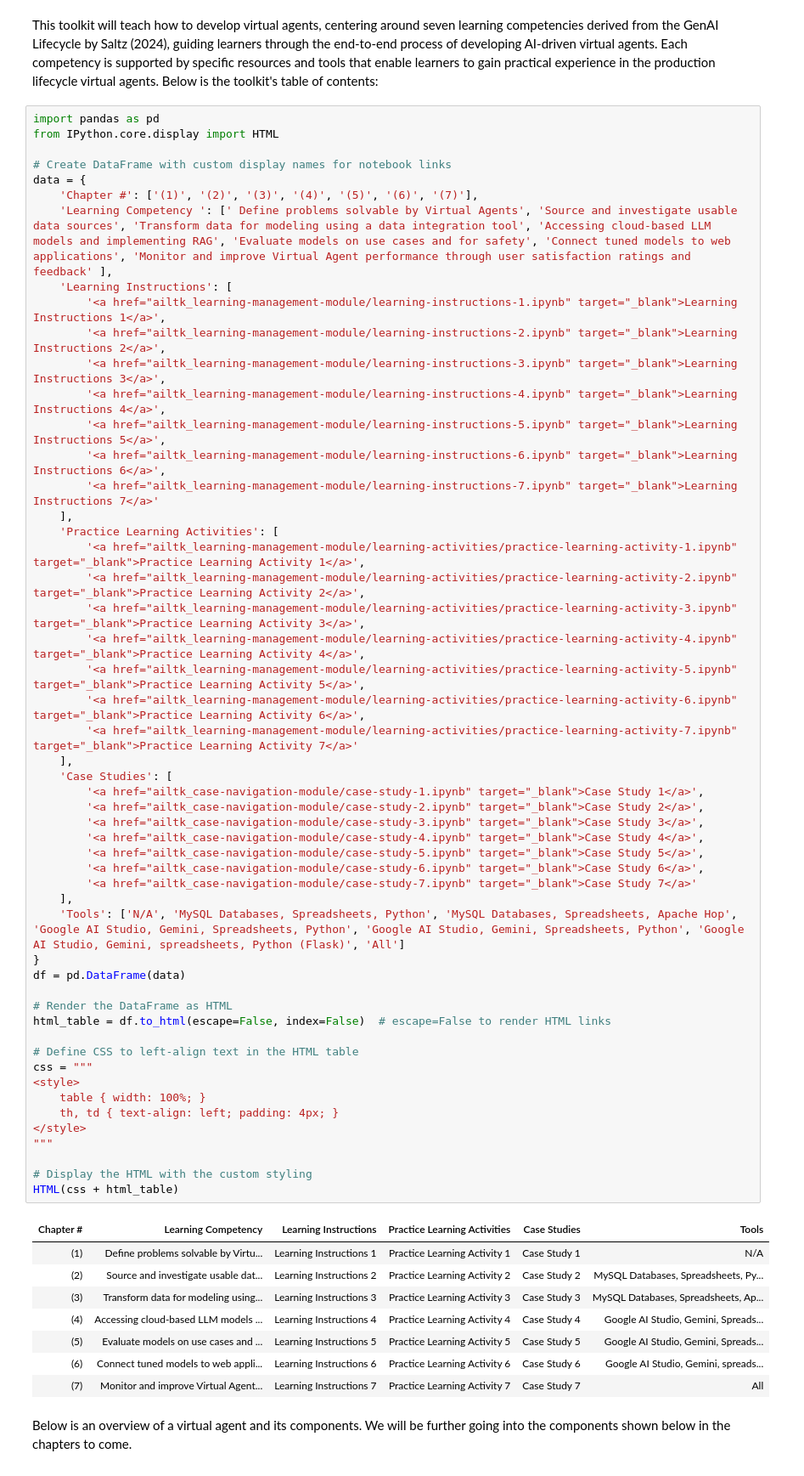
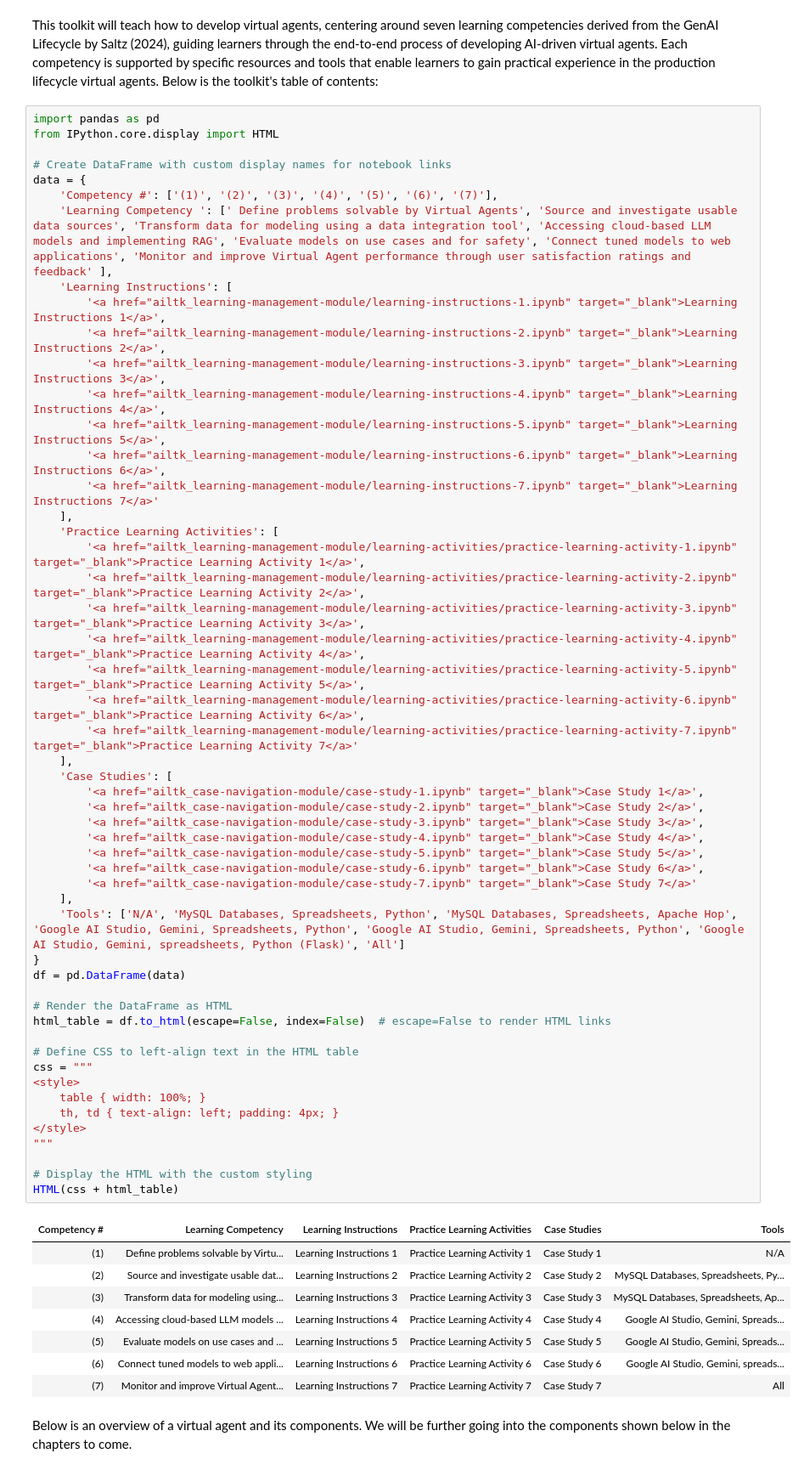
Before and after one commit to diego-manzano/capstone-ailtk, a Jupyter notebook: ailtk_start-here.ipynb, the cells around one changed output. Shown at 85% size. Drawn from its saved outputs; the diff is of its cells as text.

```diff
--- a/ailtk_start-here.ipynb
+++ b/ailtk_start-here.ipynb
@@ -17,7 +17,7 @@ from IPython.core.display import HTML
 
 # Create DataFrame with custom display names for notebook links
 data = {
-    'Chapter #': ['(1)', '(2)', '(3)', '(4)', '(5)', '(6)', '(7)'],
+    'Competency #': ['(1)', '(2)', '(3)', '(4)', '(5)', '(6)', '(7)'],
     'Learning Competency ': [' Define problems solvable by Virtual Agents', 'Source and investigate usable data sources', 'Transform data for modeling using a data integration tool', 'Accessing cloud-based LLM models and implementing RAG', 'Evaluate models on use cases and for safety', 'Connect tuned models to web applications', 'Monitor and improve Virtual Agent performance through user satisfaction ratings and feedback' ],
     'Learning Instructions': [
         '<a href="ailtk_learning-management-module/learning-instructions-1.ipynb" target="_blank">Learning Instructions 1</a>',
@@ -37,34 +37,34 @@ data = {
         '<a href="ailtk_learning-management-module/learning-activities/practice-learning-activity-6.ipynb" target="_blank">Practice Learning Activity 6</a>',
         '<a href="ailtk_learning-management-module/learning-activities/practice-learning-activity-7.ipynb" target="_blank">Practice Learning Activity 7</a>'
     ],
     'Case Studies': [
         '<a href="ailtk_case-navigation-module/case-study-1.ipynb" target="_blank">Case Study 1</a>',
         '<a href="ailtk_case-navigation-module/case-study-2.ipynb" target="_blank">Case Study 2</a>',
         '<a href="ailtk_case-navigation-module/case-study-3.ipynb" target="_blank">Case Study 3</a>',
         '<a href="ailtk_case-navigation-module/case-study-4.ipynb" target="_blank">Case Study 4</a>',
         '<a href="ailtk_case-navigation-module/case-study-5.ipynb" target="_blank">Case Study 5</a>',
         '<a href="ailtk_case-navigation-module/case-study-6.ipynb" target="_blank">Case Study 6</a>',
         '<a href="ailtk_case-navigation-module/case-study-7.ipynb" target="_blank">Case Study 7</a>'
     ],
     'Tools': ['N/A', 'MySQL Databases, Spreadsheets, Python', 'MySQL Databases, Spreadsheets, Apache Hop', 'Google AI Studio, Gemini, Spreadsheets, Python', 'Google AI Studio, Gemini, Spreadsheets, Python', 'Google AI Studio, Gemini, spreadsheets, Python (Flask)', 'All']
 }
 df = pd.DataFrame(data)
 
 # Render the DataFrame as HTML
 html_table = df.to_html(escape=False, index=False)  # escape=False to render HTML links
 
 # Define CSS to left-align text in the HTML table
 css = """
 <style>
     table { width: 100%; }
     th, td { text-align: left; padding: 4px; }
 </style>
 """
 
 # Display the HTML with the custom styling
 HTML(css + html_table)
 # %% [output]
-| Chapter # | Learning Competency | Learning Instructions | Practice Learning Activities | Case Studies | Tools |
+| Competency # | Learning Competency | Learning Instructions | Practice Learning Activities | Case Studies | Tools |
 | (1) | Define problems solvable by Virtu... | Learning Instructions 1 | Practice Learning Activity 1 | Case Study 1 | N/A |
 | (2) | Source and investigate usable dat... | Learning Instructions 2 | Practice Learning Activity 2 | Case Study 2 | MySQL Databases, Spreadsheets, Py... |
 | (3) | Transform data for modeling using... | Learning Instructions 3 | Practice Learning Activity 3 | Case Study 3 | MySQL Databases, Spreadsheets, Ap... |
```
Also changed, not shown: parts of 1 cell of this notebook.
